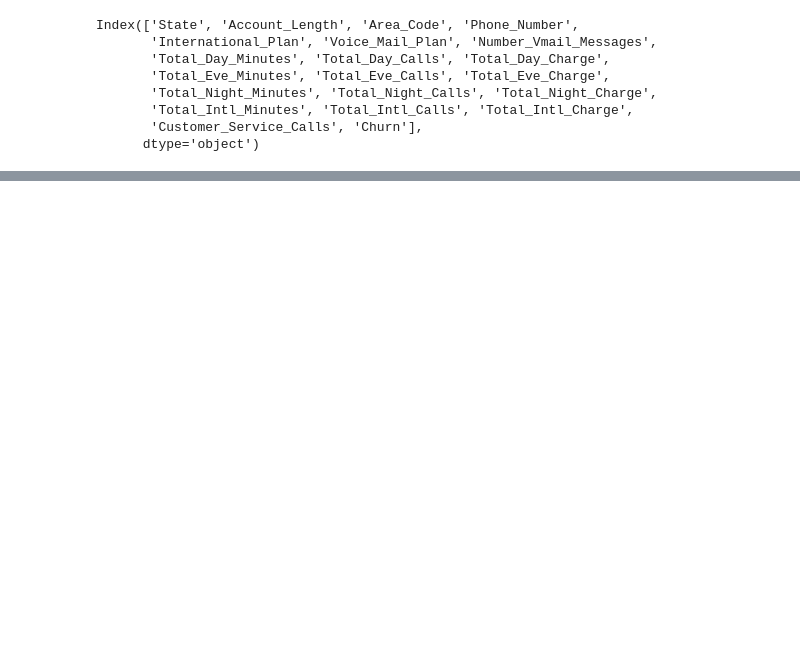
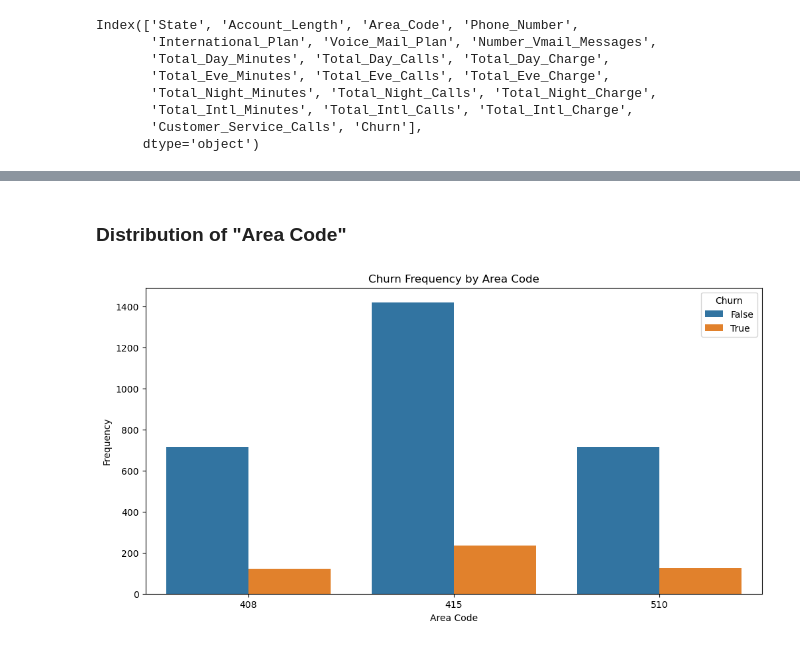
Before and after one commit to idatonui/Phase-3-project-SyriaTel-Customer-Churn, a Jupyter notebook: index.ipynb, the cells around one changed output, grey strips where cells are left out. Saved outputs shown, nothing was run; the diff lists cells and outputs as text; code cells hidden in the pictures; blank space fills up the shorter version.

```diff
--- a/index.ipynb
+++ b/index.ipynb
@@ -307,0 +340,19 @@ plt.show()
+# %% [markdown]
+### **Distribution of "Area Code"**
+# %%
+
+# Set the figure size
+plt.figure(figsize=(12, 6))
+
+# Create a count plot of 'Churn' by 'Area_Code' using Seaborn
+sns.countplot(data=df, x='Area_Code', hue='Churn')
+
+# Set title and labels
+plt.title('Churn Frequency by Area Code')
+plt.xlabel('Area Code')
+plt.ylabel('Frequency')
+
+# Show the plot
+plt.show()
+# %% [output]
+[figure, added]
```
Also changed, not shown: parts of 83 cells of this notebook.
